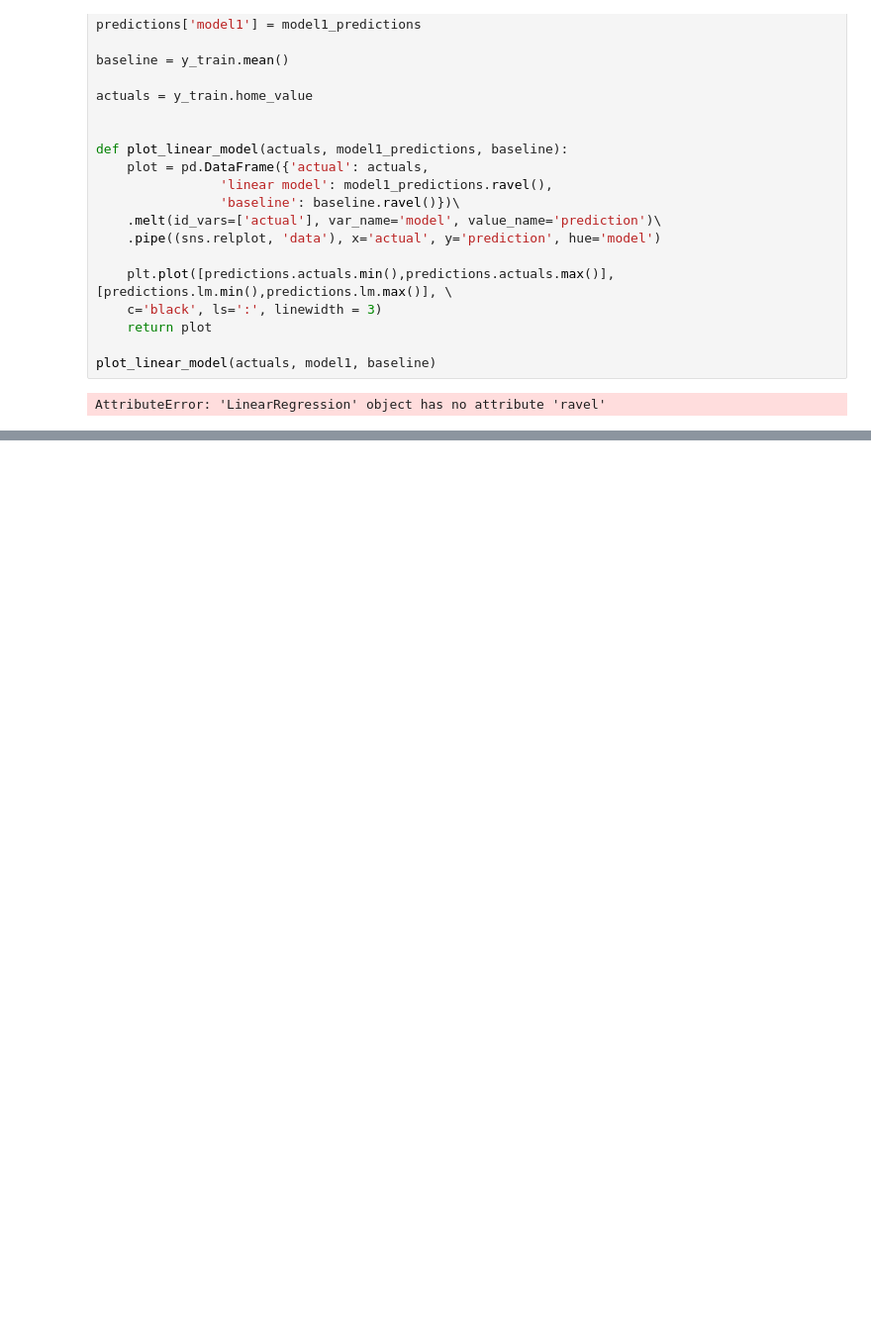
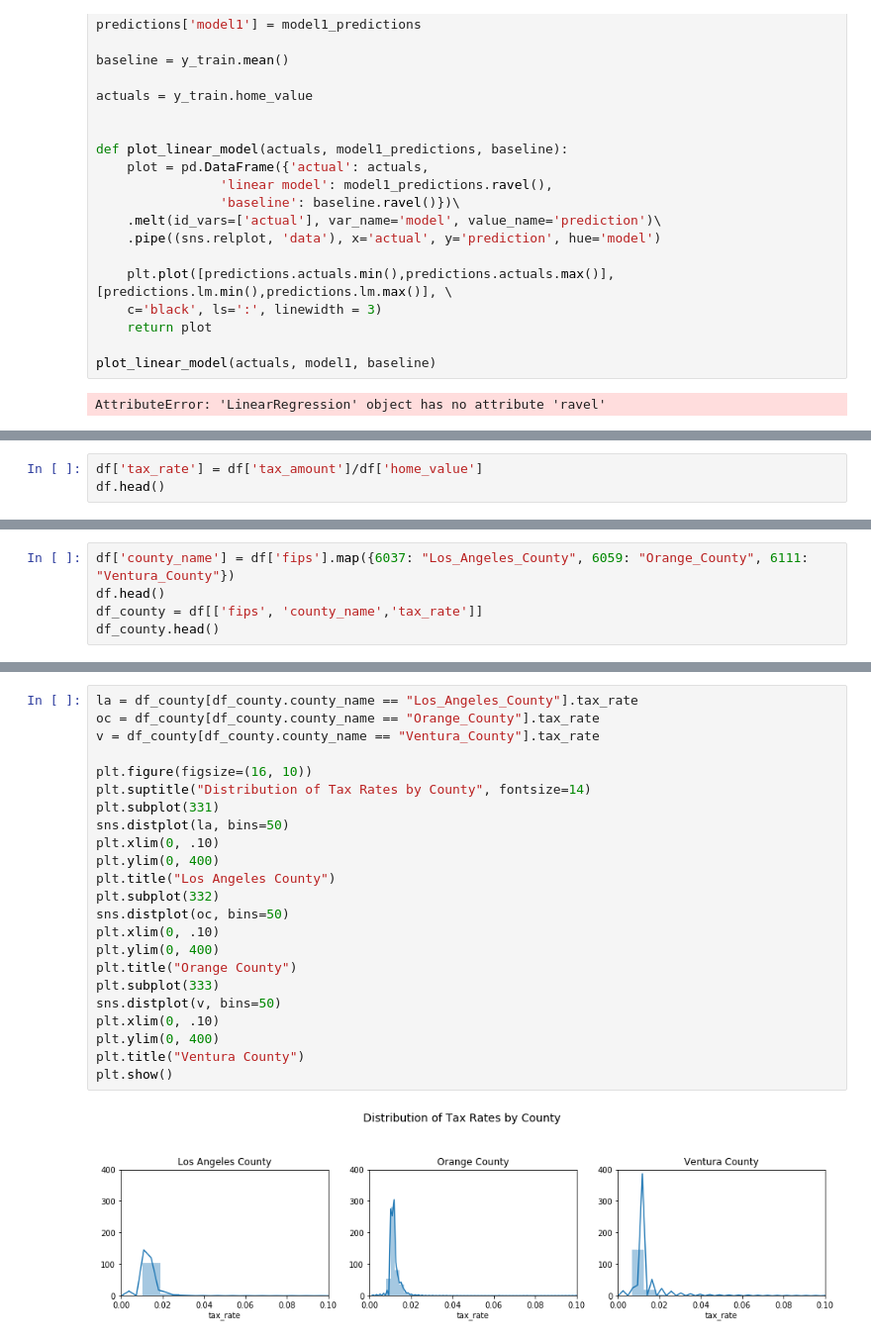
Before and after one commit to cari-holmes/zillow-project, a Jupyter notebook: zillow_mvp.ipynb, the cells around one changed output, grey strips where cells are left out. Shown at 99% size. Saved outputs shown, nothing was run; the diff lists cells and outputs as text; blank space fills up the shorter version.

```diff
--- a/zillow_mvp.ipynb
+++ b/zillow_mvp.ipynb
@@ -261,0 +266,3 @@ AttributeError: 'LinearRegression' object has no attribute 'ravel'
+# %%
+df['tax_rate'] = df['tax_amount']/df['home_value']
+df.head()
@@ -261,0 +278,5 @@ AttributeError: 'LinearRegression' object has no attribute 'ravel'
+# %%
+df['county_name'] = df['fips'].map({6037: "Los_Angeles_County", 6059: "Orange_County", 6111: "Ventura_County"})
+df.head()
+df_county = df[['fips', 'county_name','tax_rate']]
+df_county.head()
@@ -261,0 +298,25 @@ AttributeError: 'LinearRegression' object has no attribute 'ravel'
+# %%
+la = df_county[df_county.county_name == "Los_Angeles_County"].tax_rate
+oc = df_county[df_county.county_name == "Orange_County"].tax_rate
+v = df_county[df_county.county_name == "Ventura_County"].tax_rate
+
+plt.figure(figsize=(16, 10))
+plt.suptitle("Distribution of Tax Rates by County", fontsize=14)
+plt.subplot(331)
+sns.distplot(la, bins=50)
+plt.xlim(0, .10)
+plt.ylim(0, 400)
+plt.title("Los Angeles County")
+plt.subplot(332)
+sns.distplot(oc, bins=50)
+plt.xlim(0, .10)
+plt.ylim(0, 400)
+plt.title("Orange County")
+plt.subplot(333)
+sns.distplot(v, bins=50)
+plt.xlim(0, .10)
+plt.ylim(0, 400)
+plt.title("Ventura County")
+plt.show()
+# %% [output]
+[figure, added]
```
Also changed, not shown: parts of 7 cells of this notebook.
